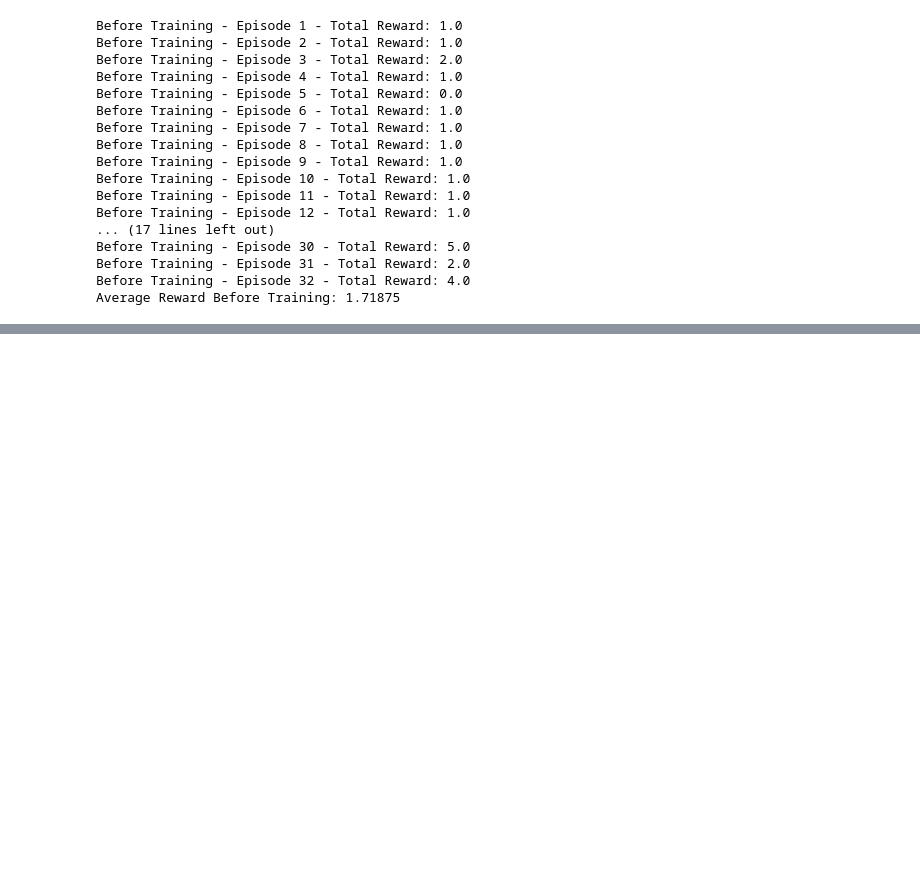
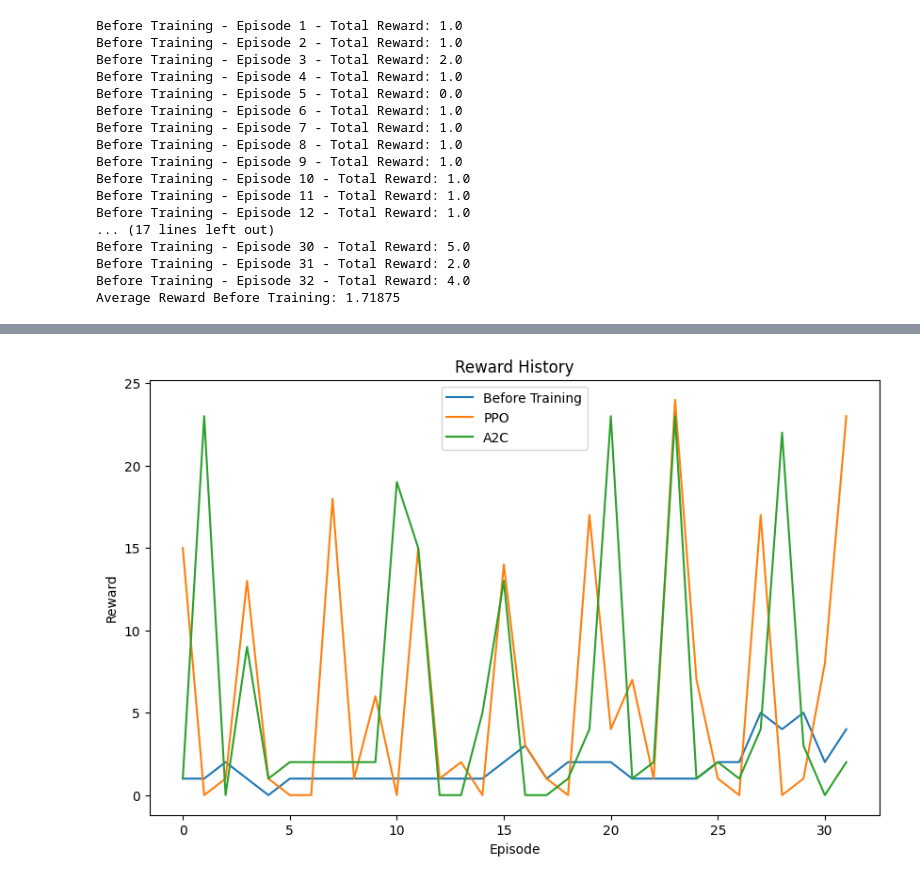
Before and after one commit to mustafataha5/Reinforcement-Learning, a Jupyter notebook: 008 Atari/002 Training.ipynb, the cells around one changed output, grey strips where cells are left out. Drawn from its saved outputs; the diff is of its cells as text; code cells hidden in the pictures; blank space fills up the shorter version.

```diff
--- a/008 Atari/002 Training.ipynb
+++ b/008 Atari/002 Training.ipynb
@@ -91,7 +91,7 @@ model_PPO.save(f"{main_dir}/PPO_{id}_{total_steps}")
 # %%
 episodes=32
 # frames = []
-reward_history_after = []
+reward_history_after_PPO = []
 episodes_total_reward = 0
 
 for episode  in range(episodes):
@@ -104,8 +104,8 @@ for episode  in range(episodes):
         total_reward += reward[0]
         # frames.append(env.render())
     episodes_total_reward += total_reward
-    reward_history_after.append(total_reward)
+    reward_history_after_PPO.append(total_reward)
     print(f"aftere Training - Episode {episode+1} - Total Reward: {total_reward}")
 
-print(f"Average Reward after Training: {np.mean(reward_history_after)}")
+print(f"Average Reward after Training: {np.mean(reward_history_after_PPO)}")
 # %% [output]
@@ -135,7 +138,7 @@ model.save(f"{main_dir}/A2C_{id}_{total_steps}")
 # %%
 episodes=32
 # frames = []
-reward_history_after = []
+reward_history_after_A2C = []
 episodes_total_reward = 0
 
 for episode  in range(episodes):
@@ -144,12 +147,11 @@ for episode  in range(episodes):
     total_reward = 0
     while not done:
         action = model_A2C.predict(obs)[0]
-        action = [action]
         obs,reward,done,info = env.step(action)
         total_reward += reward[0]
         # frames.append(env.render())
     episodes_total_reward += total_reward
-    reward_history_after.append(total_reward)
+    reward_history_after_A2C.append(total_reward)
     print(f"aftere Training - Episode {episode+1} - Total Reward: {total_reward}")
 
-print(f"Average Reward after Training: {np.mean(reward_history_after)}")
+print(f"Average Reward after Training: {np.mean(reward_history_after_A2C)}")
@@ -155,0 +176,12 @@ print(f"Average Reward after Training: {np.mean(reward_history_after)}")
+# %%
+plt.figure(figsize=(10,6))
+plt.plot(reward_history_before,label="Before Training")
+plt.plot(reward_history_after_PPO,label="PPO")
+plt.plot(reward_history_after_A2C,label="A2C")
+plt.title("Reward History")
+plt.xlabel("Episode")
+plt.ylabel("Reward")
+plt.legend()
+plt.show()
+# %% [output]
+[figure, added]
```
Also changed, not shown: parts of 4 cells of this notebook, 11 other files.
